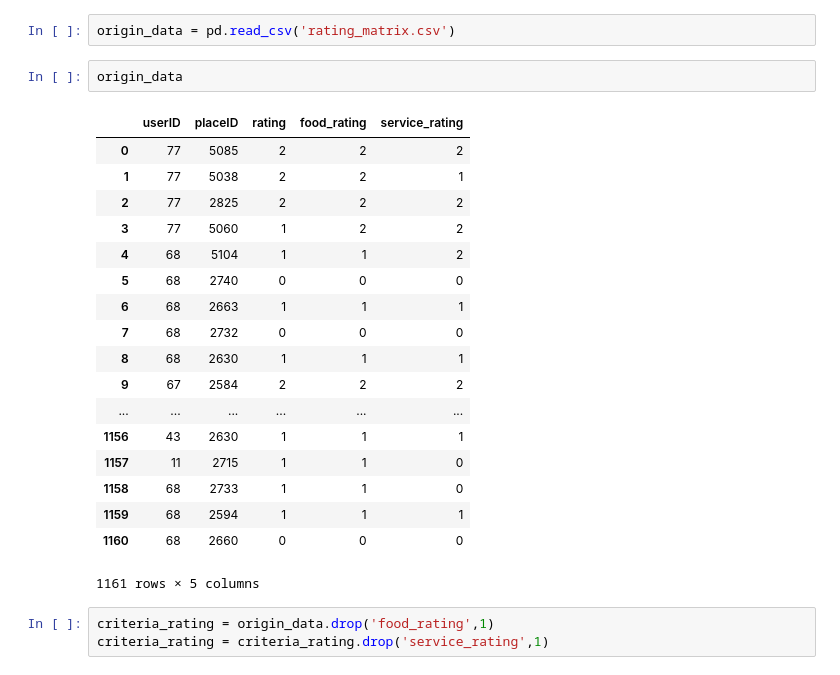
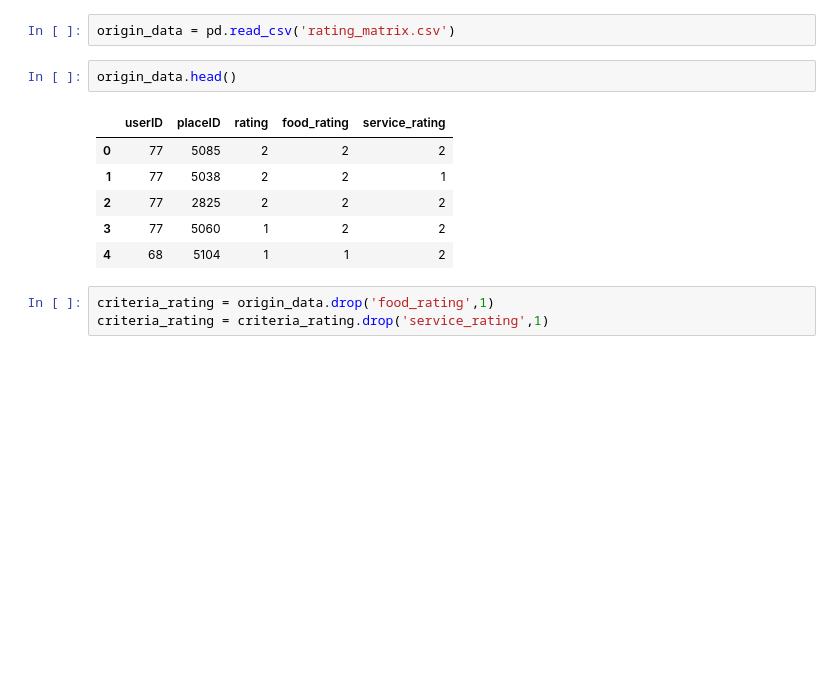
Before and after one commit to kyw948/recommandation_system_example, a Jupyter notebook: recommendation_system_svd_nmf.ipynb, the cells around one changed output. Saved outputs shown, nothing was run; the diff lists cells and outputs as text; blank space fills up the shorter version.

```diff
--- a/recommendation_system_svd_nmf.ipynb
+++ b/recommendation_system_svd_nmf.ipynb
@@ -4,26 +4,14 @@ import numpy as np
 # %%
 origin_data = pd.read_csv('rating_matrix.csv')
 # %%
-origin_data
+origin_data.head()
 # %% [output]
 |  | userID | placeID | rating | food_rating | service_rating |
 | 0 | 77 | 5085 | 2 | 2 | 2 |
 | 1 | 77 | 5038 | 2 | 2 | 1 |
 | 2 | 77 | 2825 | 2 | 2 | 2 |
 | 3 | 77 | 5060 | 1 | 2 | 2 |
 | 4 | 68 | 5104 | 1 | 1 | 2 |
-| 5 | 68 | 2740 | 0 | 0 | 0 |
-| 6 | 68 | 2663 | 1 | 1 | 1 |
-| 7 | 68 | 2732 | 0 | 0 | 0 |
-| 8 | 68 | 2630 | 1 | 1 | 1 |
-| 9 | 67 | 2584 | 2 | 2 | 2 |
-| ... | ... | ... | ... | ... | ... |
-| 1156 | 43 | 2630 | 1 | 1 | 1 |
-| 1157 | 11 | 2715 | 1 | 1 | 0 |
-| 1158 | 68 | 2733 | 1 | 1 | 0 |
-| 1159 | 68 | 2594 | 1 | 1 | 1 |
-| 1160 | 68 | 2660 | 0 | 0 | 0 |
-1161 rows × 5 columns
 # %%
 criteria_rating = origin_data.drop('food_rating',1)
 criteria_rating = criteria_rating.drop('service_rating',1)
```
Also changed, not shown: parts of 18 cells of this notebook.
